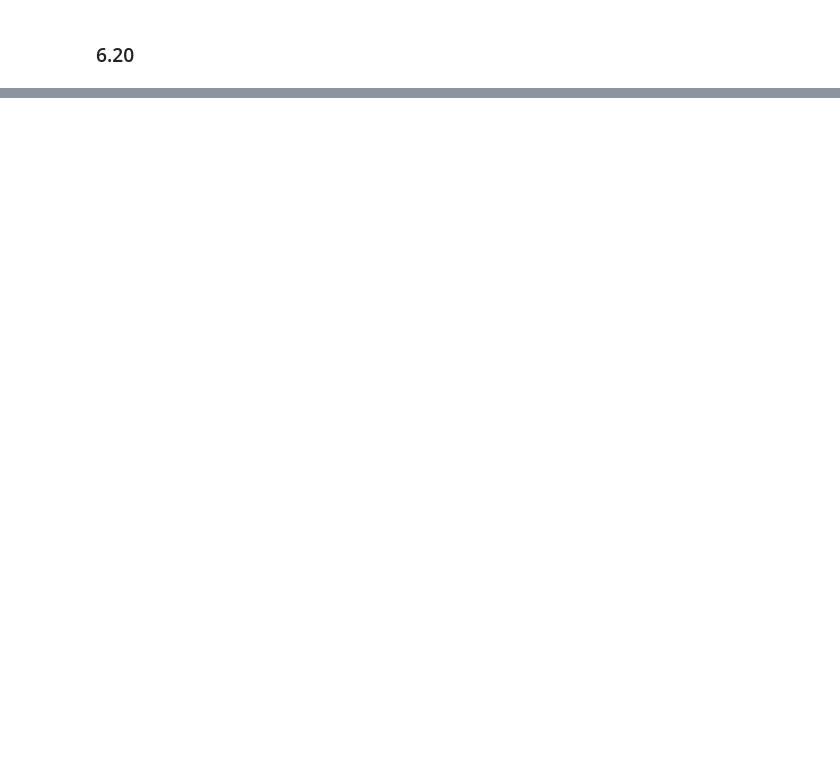
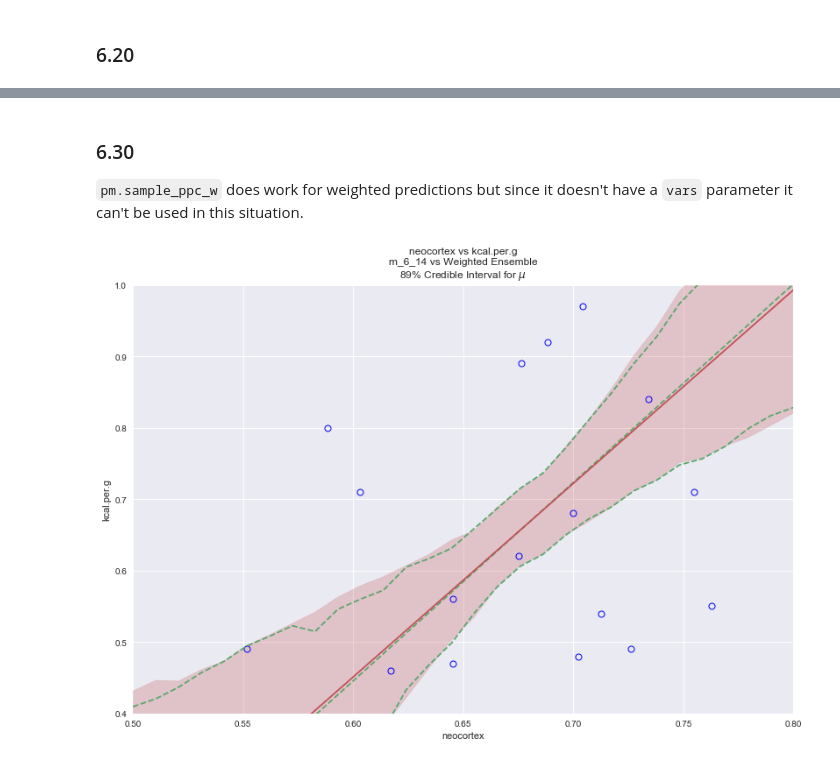
Before and after one commit to grinnbearit/statistical_rethinking, a Jupyter notebook: chapter_6.ipynb, the cells around one changed output, grey strips where cells are left out. Saved outputs shown, nothing was run; the diff lists cells and outputs as text; code cells hidden in the pictures; blank space fills up the shorter version.

```diff
--- a/chapter_6.ipynb
+++ b/chapter_6.ipynb
@@ -254,0 +341,10 @@ np.sqrt(n_cases * np.var(waic_vec))
+# %%
+milk_models = (pm.compare({m6_11 : trace6_11,
+                           m6_12 : trace6_12,
+                           m6_13 : trace6_13,
+                           m6_14 : trace6_14},
+                          method='pseudo-BMA')
+               .join(pd.Series(["m6_11", "m6_12", "m6_13", "m6_14"], name="model"))
+               .set_index("model")
+               .sort_values("WAIC"))
+milk_models
@@ -254,0 +468,4 @@ np.sqrt(n_cases * np.var(waic_vec))
+# %% [markdown]
+### 6.30
+
+`pm.sample_ppc_w` does work for weighted predictions but since it doesn't have a `vars` parameter it can't be used in this situation.
@@ -254,0 +485,37 @@ np.sqrt(n_cases * np.var(waic_vec))
+# %%
+num_samples = 10000
+
+acc = []
+for (_, mdata) in models.items():
+    pred = pm.sample_ppc(mdata["trace"],
+                         samples=int(mdata["weight"]*num_samples),
+                         model=mdata["model"],
+                         vars=[mdata["model"].mu])
+    acc.append(pred["mu"])
+wmu_pred = np.vstack(acc)
+# %%
+mu = post_pred.mean(axis=0)
+mu_pi = pm.hpd(post_pred, alpha=0.11)
+wmu = wmu_pred.mean(axis=0)
+wmu_pi = pm.hpd(wmu_pred, alpha=0.11)
+
+f, ax = plt.subplots(1, 1)
+f.set_size_inches(13.5, 9)
+ax.plot(d["neocortex"], d["kcal.per.g"], "o", mew=1, mec="b", mfc="None")
+
+ax.plot(nc_seq, mu, "--", color="C1")
+ax.plot(nc_seq, mu_pi[:, 0], "--", color="C1")
+ax.plot(nc_seq, mu_pi[:, 1], "--", color="C1")
+
+ax.plot(nc_seq, wmu, color="C2")
+ax.fill_between(nc_seq, wmu_pi[:,0], wmu_pi[:,1], alpha=0.25, color="C2")
+
+ax.set_xlim((0.5, 0.8))
+ax.set_ylim((0.4, 1.0))
+ax.set_title("neocortex vs kcal.per.g\n"
+             "m_6_14 vs Weighted Ensemble\n"
+             "89% Credible Interval for $\mu$")
+ax.set_xlabel("neocortex")
+ax.set_ylabel("kcal.per.g");
+# %% [output]
+[figure, added]
```
Also changed, not shown: parts of 26 cells of this notebook.
